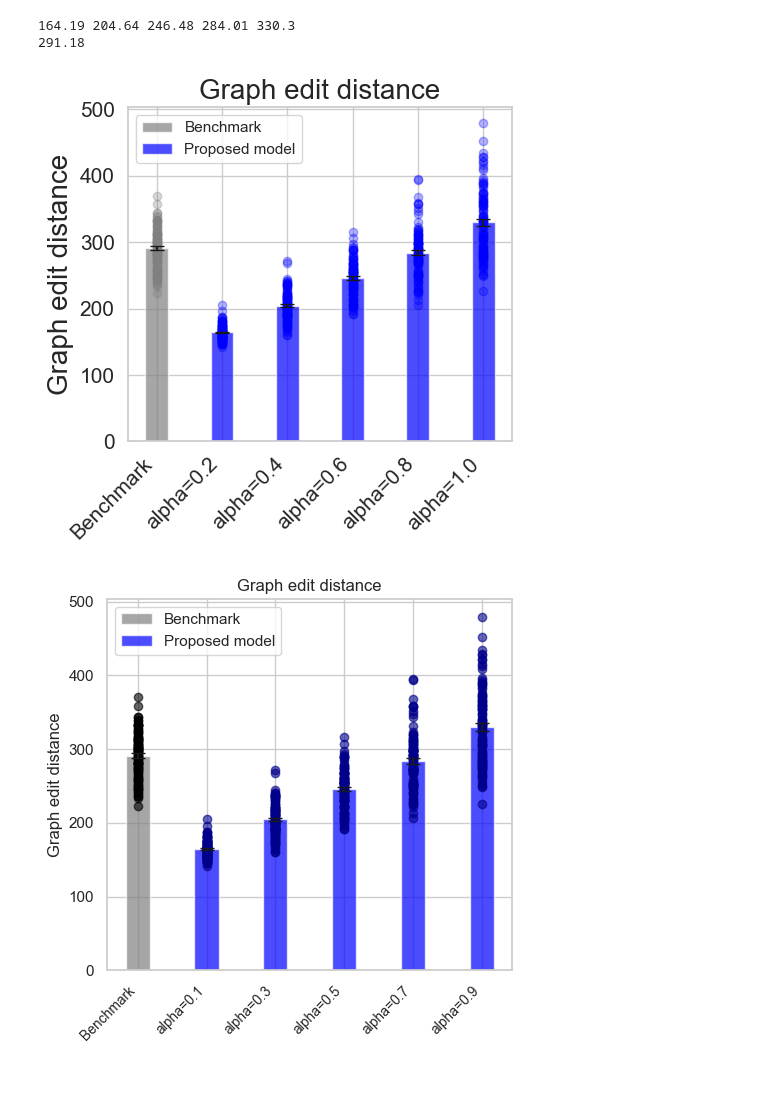
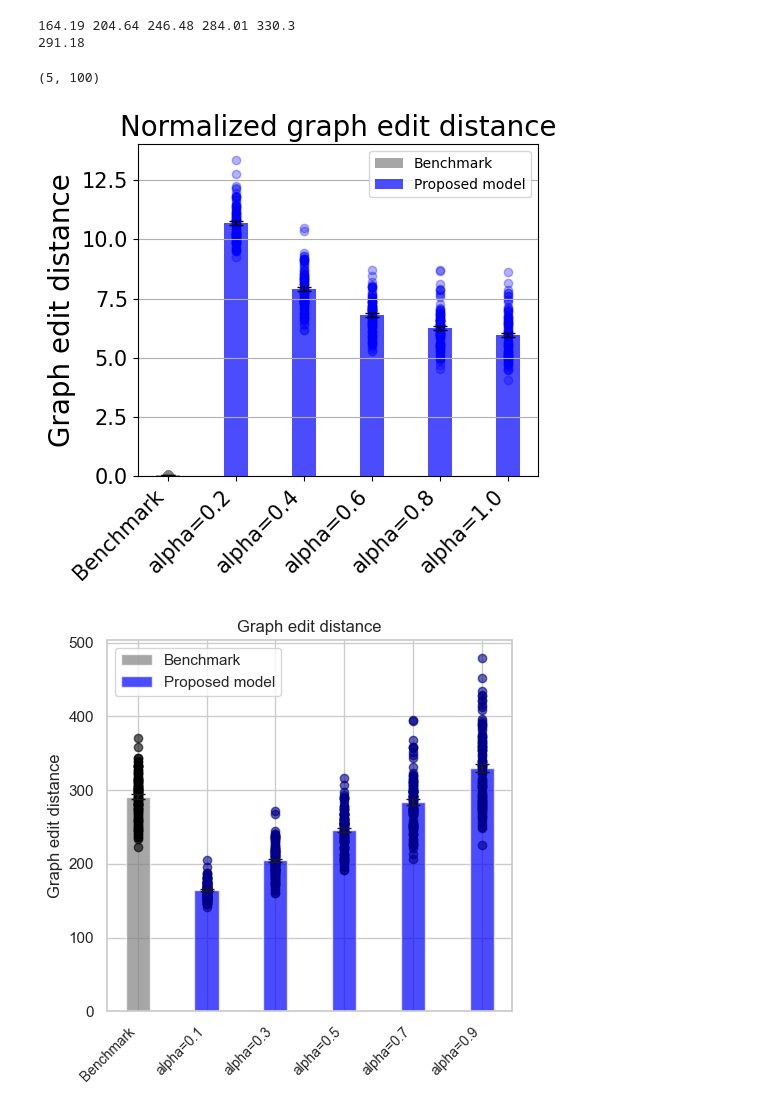
Before and after one commit to jungsunyoo/CSCG_LCM, a Jupyter notebook: Figures.ipynb, the cells around one changed output. Cells and saved outputs as stored; diff of their text form; code cells hidden in the pictures; blank space fills up the shorter version.

Commit message:
add prediction error spatial

```diff
--- a/Figures.ipynb
+++ b/Figures.ipynb
@@ -244,3 +271,6 @@ selected_elements_group2 = ged_spatial_benchmark
+# %%
+node_means_group1 = means_group1
+node_means_group2 = means_group2
 # %%
 from scipy.stats import ttest_ind
 # %%
@@ -366,6 +396,10 @@ print(np.mean(ged_spatial_benchmark[1]))
 # %% [output]
 164.19 204.64 246.48 284.01 330.3
 291.18
+# %%
+np.shape(selected_elements_group1)
+# %% [output]
+(5, 100)
 # %%
 import numpy as np
 import matplotlib.pyplot as plt
@@ -379,14 +413,20 @@ import matplotlib.pyplot as plt
 # selected_elements_group1 = matrix_group1[:, [1, 3, 5, 7, 9]]
 # selected_elements_group2 = matrix_group2[:, [1, 3, 5, 7, 9]]
 
-selected_elements_group1 = ged_spatial[[1,3,5,7,9],:]
-selected_elements_group2 = ged_spatial_benchmark
+selected_elements_group1 = ged_spatial[[1,3,5,7,9],:] #/ node_means_group1
+for i in range(len(selected_elements_group1)):
+    selected_elements_group1[i, :] /= node_means_group1[i]
+# selected_elements_group2 = ged_spatial_benchmark / node_means_group2
+for i in range(len(selected_elements_group2)):
+    selected_elements_group2[i, :] /= node_means_group2[i]
+
+
 
 # Calculate means and standard errors of the means (SEM) for each category in both groups
-means_group1 = np.mean(selected_elements_group1, axis=1)
+means_group1 = np.mean(selected_elements_group1, axis=1) #/ node_means_group1
 sems_group1 = np.std(selected_elements_group1, axis=1) / np.sqrt(selected_elements_group1.shape[1])
 
-means_group2 = np.mean(selected_elements_group2, axis=1)
+means_group2 = np.mean(selected_elements_group2, axis=1) #/ node_means_group2
 sems_group2 = np.std(selected_elements_group2, axis=1) / np.sqrt(selected_elements_group2.shape[1])
 
 
@@ -447,35 +487,35 @@ for idx, xpos in enumerate(x[1:]):
 
 # # Group 1
 # rects1 = ax.bar(x - width/2, means_group1, width, yerr=sems_group1, label='Our model', capsize=5, color='blue', alpha=0.7)
 # # Overlay individual points for Group 1
 # for idx, xpos in enumerate(x - width/2):
 #     ax.scatter([xpos] * selected_elements_group1.shape[1], selected_elements_group1[idx, :], color='darkblue', alpha=0.6)
 
 # # Group 2
 # rects2 = ax.bar(x + width/2, means_group2, width, yerr=sems_group2, label='Benchmark', capsize=5, color='green', alpha=0.7)
 # # Overlay individual points for Group 2
 # for idx, xpos in enumerate(x + width/2):
 #     ax.scatter([xpos] * selected_elements_group2.shape[1], selected_elements_group2[idx, :], color='darkgreen', alpha=0.6)
 
 
 # Adjust the x-tick label size if necessary for space
 plt.setp(ax.get_xticklabels(), rotation=45, ha='right', fontsize=tick_label_size)
 
 ax.set_ylabel('Graph edit distance', fontsize=ylabel_size)
 ax.set_xticks(x)
 ax.set_xticklabels(categories)
 # Set the font size for tick labels
 ax.tick_params(axis='both', which='major', labelsize=tick_label_size)
-ax.set_title('Graph edit distance', fontsize=title_size)
+ax.set_title('Normalized graph edit distance', fontsize=title_size)
 ax.yaxis.grid(True)
 ax.legend()
 
 plt.tight_layout()
 
 plt.savefig('ged_spatial.png')
 plt.show()
 # %% [output]
-[figure, old version]
+[figure, new version]
 # %%
 import numpy as np
 import matplotlib.pyplot as plt
```
Also changed, not shown: parts of 7 cells of this notebook, 23 other files.
